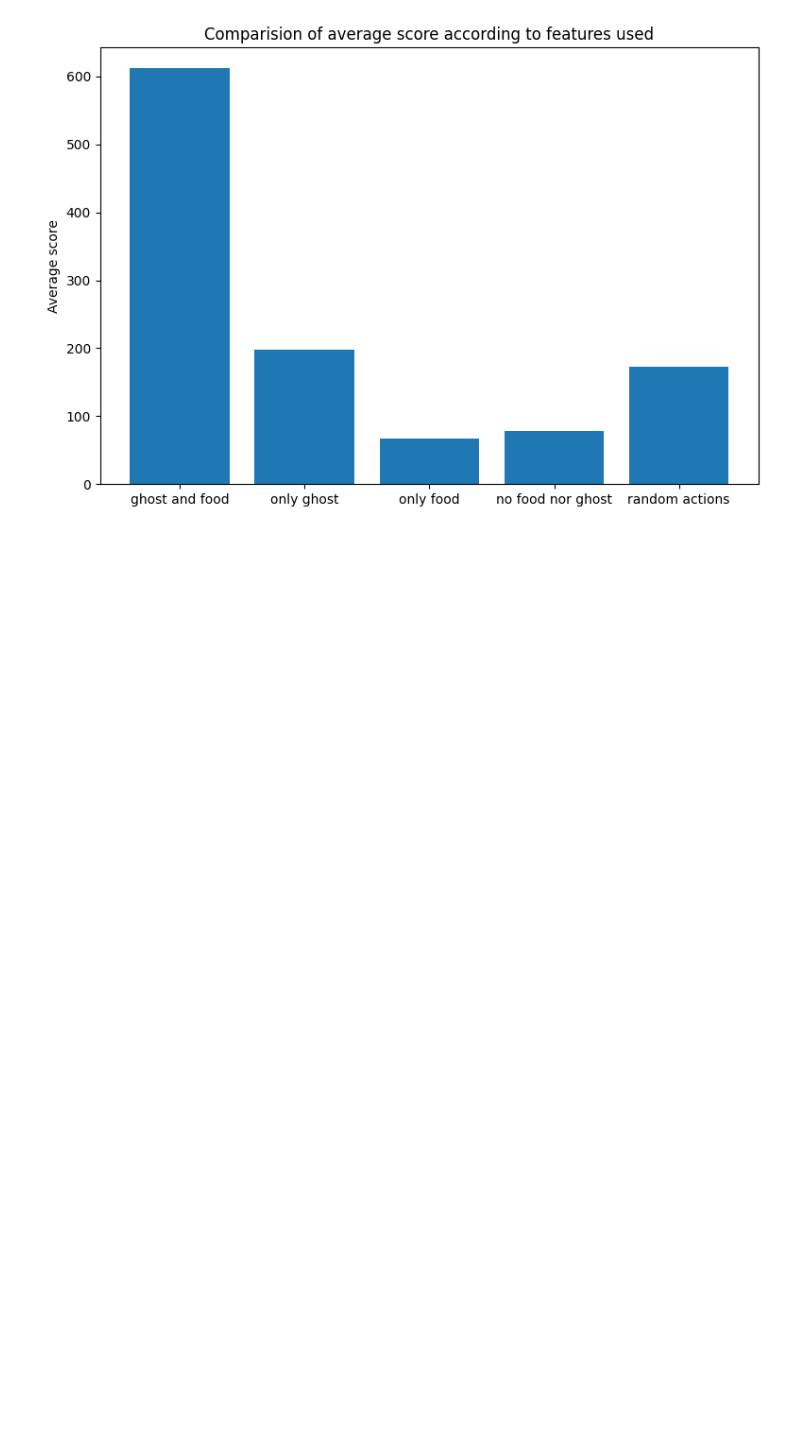
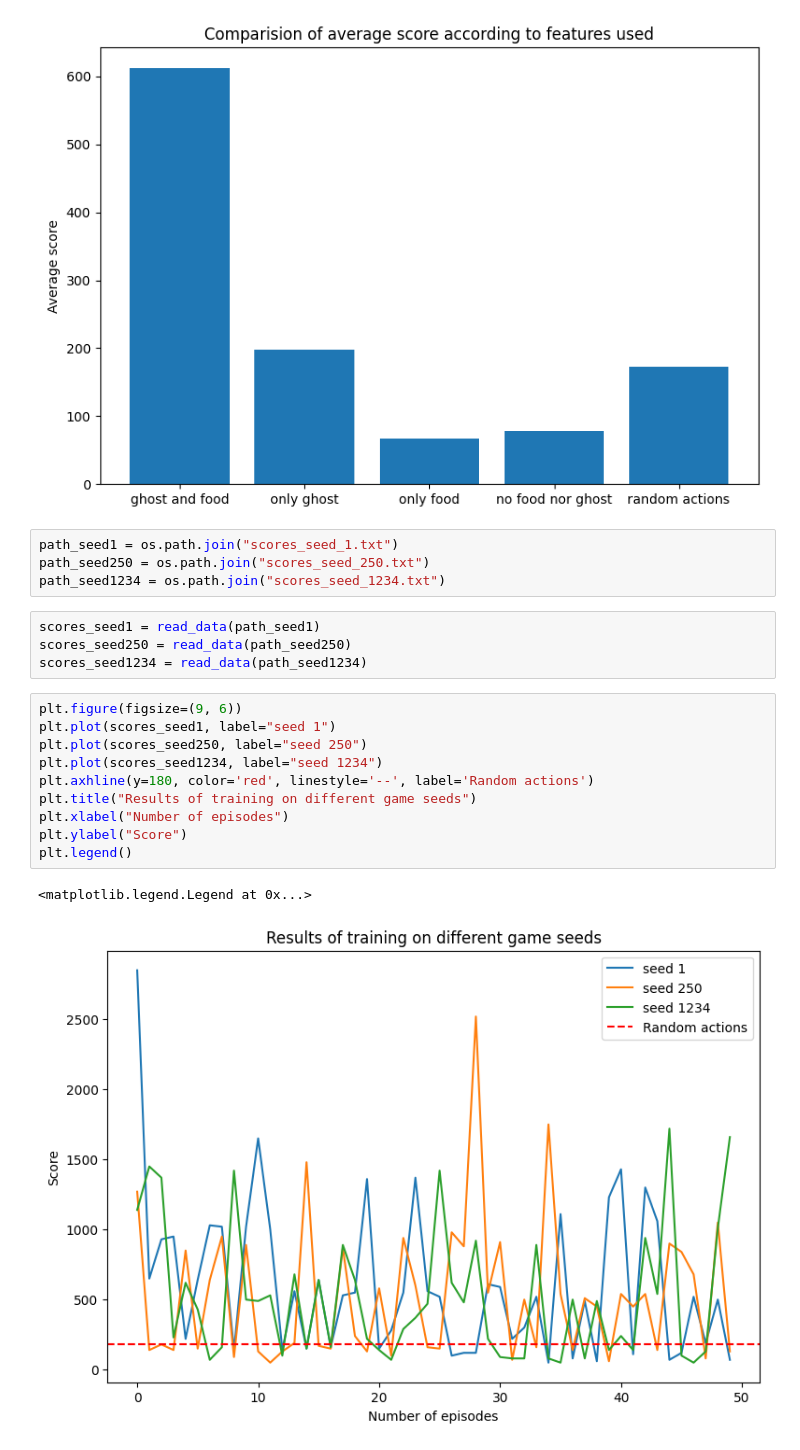
Before and after one commit to rbazin/mspacman-reinforcement-learning, a Jupyter notebook: scores/score_analysis.ipynb, the cells around one changed output. Cells and saved outputs as stored; diff of their text form; blank space fills up the shorter version.

```diff
--- a/scores/score_analysis.ipynb
+++ b/scores/score_analysis.ipynb
@@ -54,3 +65,24 @@ plt.ylabel("Average score")
 # %% [output]
 Text(0, 0.5, 'Average score')
 [figure]
+# %%
+path_seed1 = os.path.join("scores_seed_1.txt")
+path_seed250 = os.path.join("scores_seed_250.txt")
+path_seed1234 = os.path.join("scores_seed_1234.txt")
+# %%
+scores_seed1 = read_data(path_seed1)
+scores_seed250 = read_data(path_seed250)
+scores_seed1234 = read_data(path_seed1234)
+# %%
+plt.figure(figsize=(9, 6))
+plt.plot(scores_seed1, label="seed 1")
+plt.plot(scores_seed250, label="seed 250")
+plt.plot(scores_seed1234, label="seed 1234")
+plt.axhline(y=180, color='red', linestyle='--', label='Random actions')
+plt.title("Results of training on different game seeds")
+plt.xlabel("Number of episodes")
+plt.ylabel("Score")
+plt.legend()
+# %% [output]
+<matplotlib.legend.Legend at 0x...>
+[figure, added]
```
Also changed, not shown: parts of 2 cells of this notebook, 16 other files.
